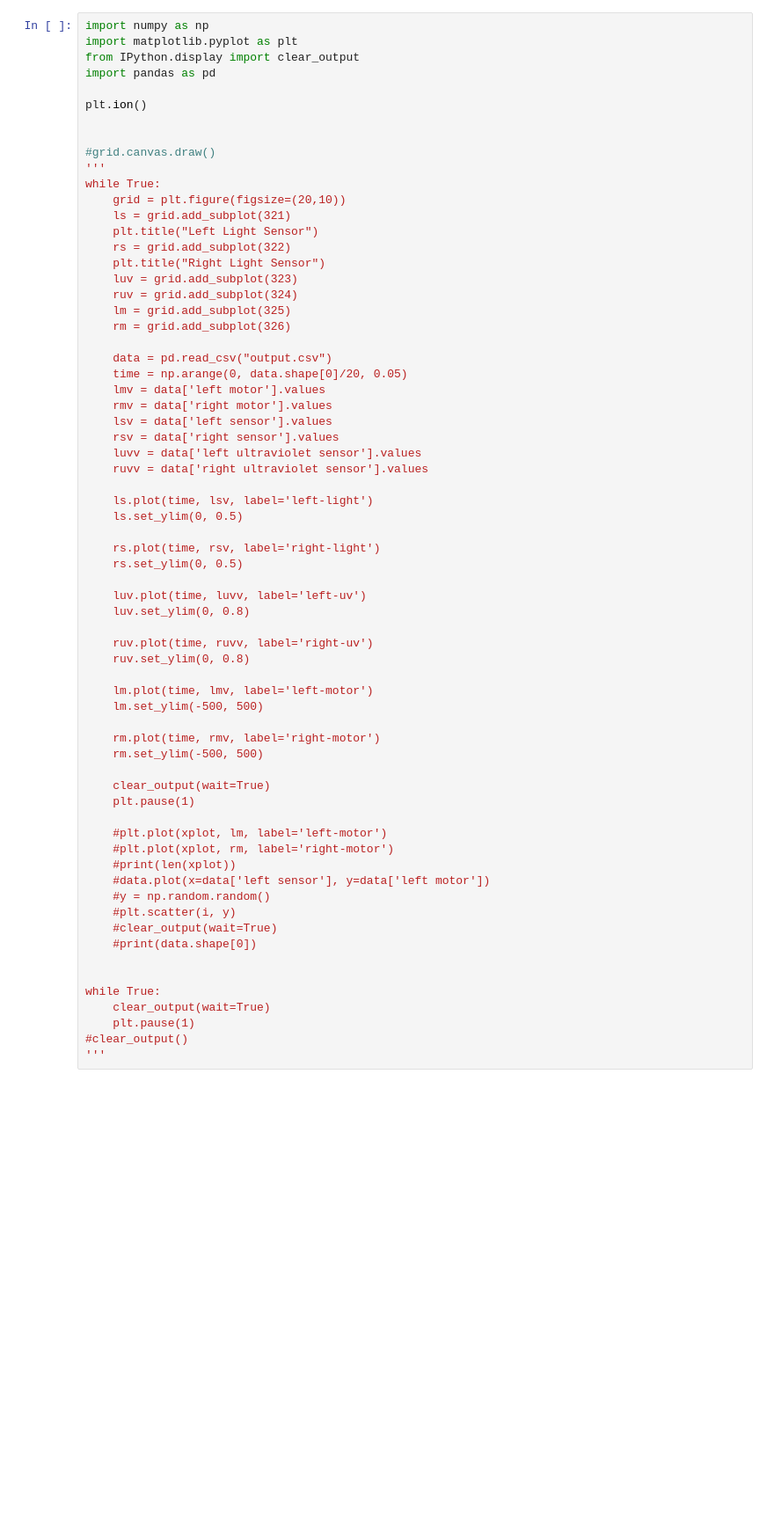
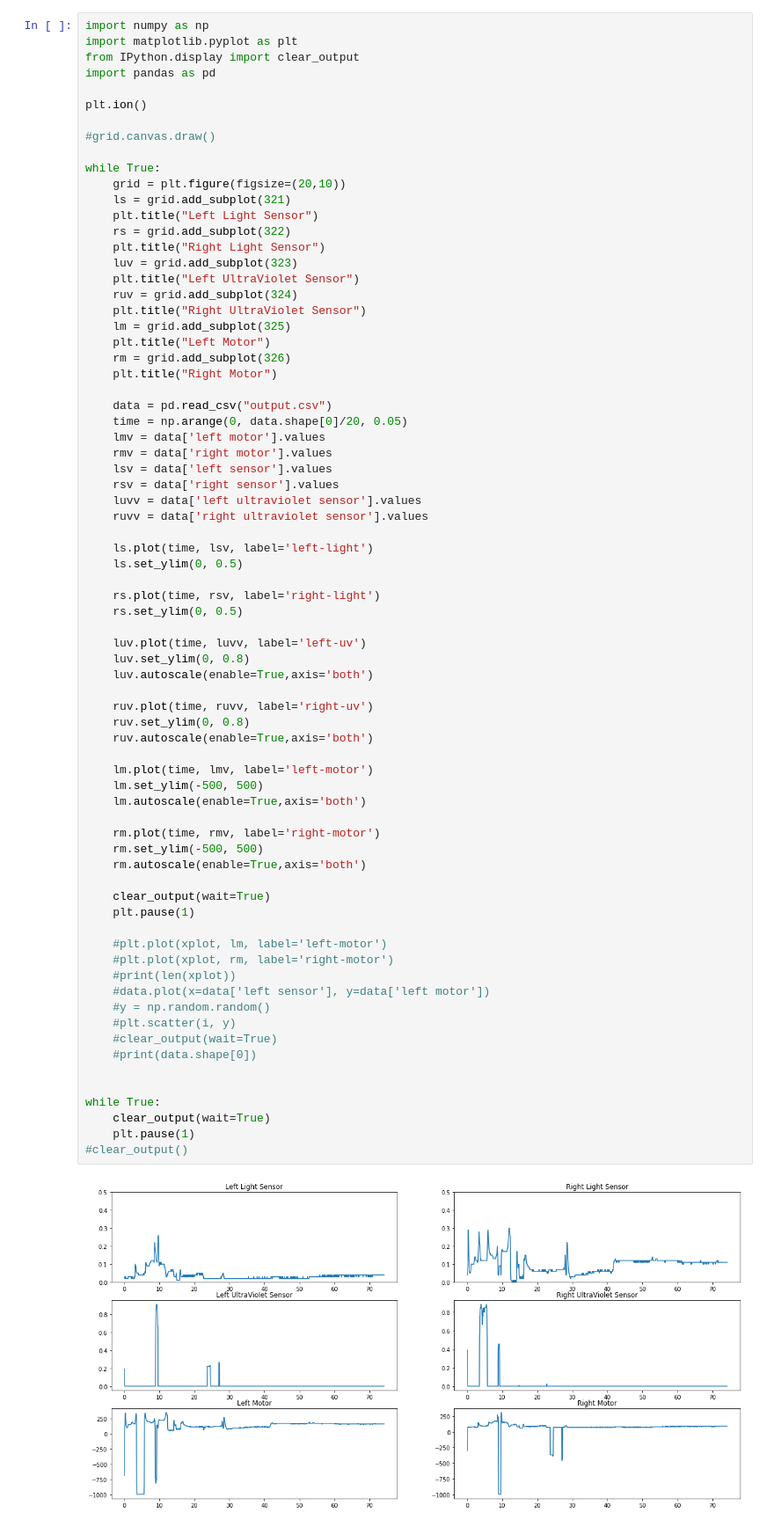
Before and after one commit to ministiy/Habit-Based-Lego-Robot, a Jupyter notebook: LiveTracking.ipynb, the cells around one changed output. Shown at 88% size. Cells and saved outputs as stored; diff of their text form; blank space fills up the shorter version.

Commit message:
Add title and autoscale for all of the graph

```diff
--- a/LiveTracking.ipynb
+++ b/LiveTracking.ipynb
@@ -38,9 +37,8 @@ import pandas as pd
 
 plt.ion()
 
+#grid.canvas.draw()
 
-#grid.canvas.draw()
-'''
 while True:
     grid = plt.figure(figsize=(20,10))
     ls = grid.add_subplot(321)
@@ -48,9 +46,13 @@ while True:
     rs = grid.add_subplot(322)
     plt.title("Right Light Sensor")
     luv = grid.add_subplot(323)
+    plt.title("Left UltraViolet Sensor")
     ruv = grid.add_subplot(324)
+    plt.title("Right UltraViolet Sensor")
     lm = grid.add_subplot(325)
+    plt.title("Left Motor")
     rm = grid.add_subplot(326)
+    plt.title("Right Motor")
 
     data = pd.read_csv("output.csv")
     time = np.arange(0, data.shape[0]/20, 0.05)
@@ -69,31 +71,36 @@ while True:
 
     luv.plot(time, luvv, label='left-uv')
     luv.set_ylim(0, 0.8)
+    luv.autoscale(enable=True,axis='both')
 
     ruv.plot(time, ruvv, label='right-uv')
     ruv.set_ylim(0, 0.8)
+    ruv.autoscale(enable=True,axis='both')
 
     lm.plot(time, lmv, label='left-motor')
     lm.set_ylim(-500, 500)
+    lm.autoscale(enable=True,axis='both')
 
     rm.plot(time, rmv, label='right-motor')
     rm.set_ylim(-500, 500)
+    rm.autoscale(enable=True,axis='both')
 
     clear_output(wait=True)
     plt.pause(1)
 
     #plt.plot(xplot, lm, label='left-motor')
     #plt.plot(xplot, rm, label='right-motor')
     #print(len(xplot))
     #data.plot(x=data['left sensor'], y=data['left motor'])
     #y = np.random.random()
     #plt.scatter(i, y)
     #clear_output(wait=True)
     #print(data.shape[0])
 
 
 while True:
     clear_output(wait=True)
     plt.pause(1)
 #clear_output()
-'''
+# %% [output]
+[figure, added]
```
Also changed, not shown: parts of 1 cell of this notebook.
